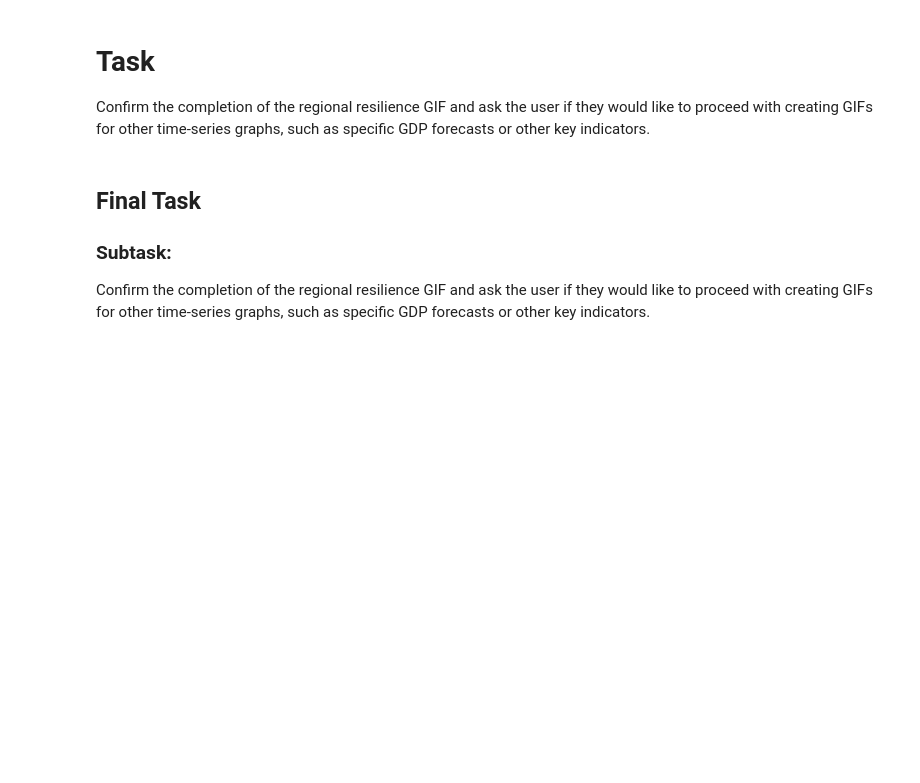
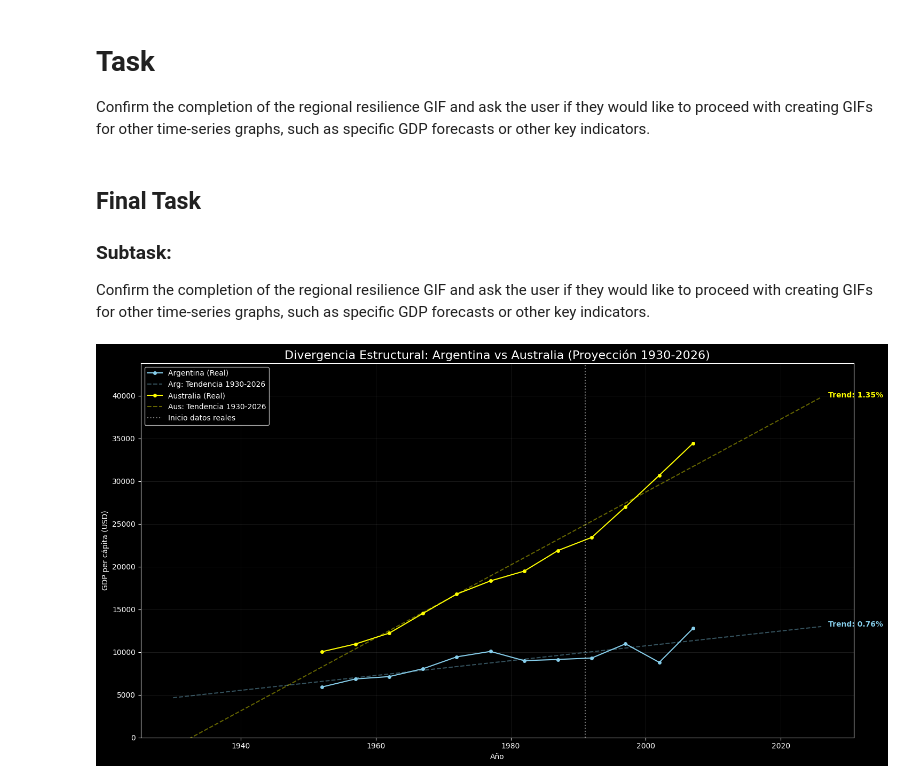
Before and after one commit to lucianoyllarreta/CLASE_CIENCIA_DATOS_I, a Jupyter notebook: LOS 4 FANTÁSTICOS/ SCORING.ipynb, the cells around one changed output. Saved outputs shown, nothing was run; the diff lists cells and outputs as text; code cells hidden in the pictures; blank space fills up the shorter version.

```diff
--- a/LOS 4 FANTÁSTICOS/ SCORING.ipynb
+++ b/LOS 4 FANTÁSTICOS/ SCORING.ipynb
@@ -2944,3 +2944,69 @@ Confirm the completion of the regional resilience GIF and ask the user if they w
 
 ### Subtask:
 Confirm the completion of the regional resilience GIF and ask the user if they would like to proceed with creating GIFs for other time-series graphs, such as specific GDP forecasts or other key indicators.
+# %%
+import matplotlib.pyplot as plt
+import numpy as np
+import pandas as pd
+from sklearn.linear_model import LinearRegression
+
+# 1. Preparar datos y entrenar modelos con nombres de columnas consistentes
+df_arg = df[df['country'] == 'Argentina'].dropna(subset=['gdp_per_capita']).sort_values('year')
+X_arg = df_arg[['year']]
+y_arg = df_arg['gdp_per_capita']
+model_arg = LinearRegression().fit(X_arg, y_arg)
+
+df_aus = df[df['country'] == 'Australia'].dropna(subset=['gdp_per_capita']).sort_values('year')
+X_aus = df_aus[['year']]
+y_aus = df_aus['gdp_per_capita']
+model_aus = LinearRegression().fit(X_aus, y_aus)
+
+# 2. Rango extendido para visualización (1930-2026)
+years_ext = pd.DataFrame({'year': np.arange(1930, 2027)})
+pred_arg_ext = model_arg.predict(years_ext)
+pred_aus_ext = model_aus.predict(years_ext)
+
+# 3. CAGR (Calculado sobre el periodo con datos positivos: 1991-2026)
+def calc_cagr(start, end, p):
+    if start <= 0: return 0
+    return (pow(end / start, 1/p) - 1) * 100
+
+# Predicciones puntuales usando DataFrames para evitar warnings de feature names
+val_1991_arg = model_arg.predict(pd.DataFrame({'year': [1991]}))[0]
+val_2026_arg = model_arg.predict(pd.DataFrame({'year': [2026]}))[0]
+val_1991_aus = model_aus.predict(pd.DataFrame({'year': [1991]}))[0]
+val_2026_aus = model_aus.predict(pd.DataFrame({'year': [2026]}))[0]
+
+cagr_arg = calc_cagr(val_1991_arg, val_2026_arg, 2026-1991)
+cagr_aus = calc_cagr(val_1991_aus, val_2026_aus, 2026-1991)
+
+# 4. Gráfico con estética Dark
+plt.style.use('dark_background')
+plt.figure(figsize=(15, 8))
+
+# Argentina (Celeste)
+plt.plot(df_arg['year'], df_arg['gdp_per_capita'], color='#87CEEB', marker='o', label='Argentina (Real)', markersize=4)
+plt.plot(years_ext['year'], pred_arg_ext, color='#87CEEB', linestyle='--', alpha=0.4, label='Arg: Tendencia 1930-2026')
+
+# Australia (Amarillo)
+plt.plot(df_aus['year'], df_aus['gdp_per_capita'], color='#FFFF00', marker='o', label='Australia (Real)', markersize=4)
+plt.plot(years_ext['year'], pred_aus_ext, color='#FFFF00', linestyle='--', alpha=0.4, label='Aus: Tendencia 1930-2026')
+
+# Limitar eje Y para evitar valores negativos de la regresión lineal
+plt.ylim(0, max(pred_aus_ext) * 1.1)
+
+# Anotaciones de Crecimiento
+plt.text(2027, pred_arg_ext[-1], f'Trend: {cagr_arg:.2f}%', color='#87CEEB', fontweight='bold')
+plt.text(2027, pred_aus_ext[-1], f'Trend: {cagr_aus:.2f}%', color='#FFFF00', fontweight='bold')
+
+plt.axvline(x=1991, color='white', linestyle=':', alpha=0.5, label='Inicio datos reales')
+plt.title('Divergencia Estructural: Argentina vs Australia (Proyección 1930-2026)', fontsize=16)
+plt.ylabel('GDP per cápita (USD)')
+plt.xlabel('Año')
+plt.legend(loc='upper left', frameon=True, facecolor='black')
+plt.grid(True, alpha=0.1)
+
+plt.tight_layout()
+plt.show()
+# %% [output]
+[figure, added]
```
Also changed, not shown: parts of 3 cells of this notebook.
